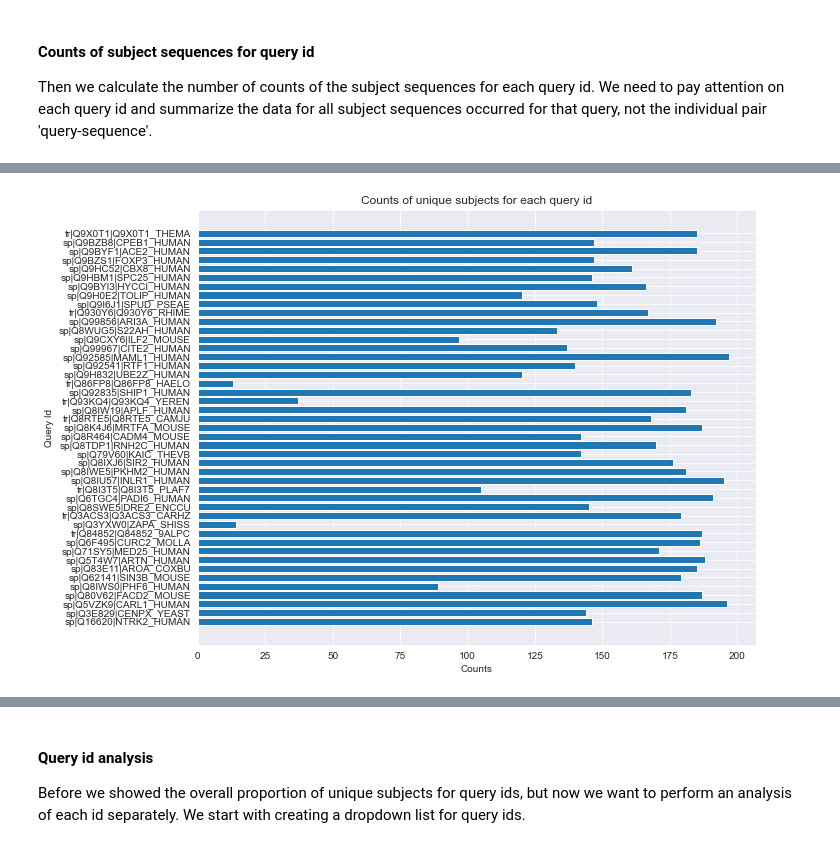
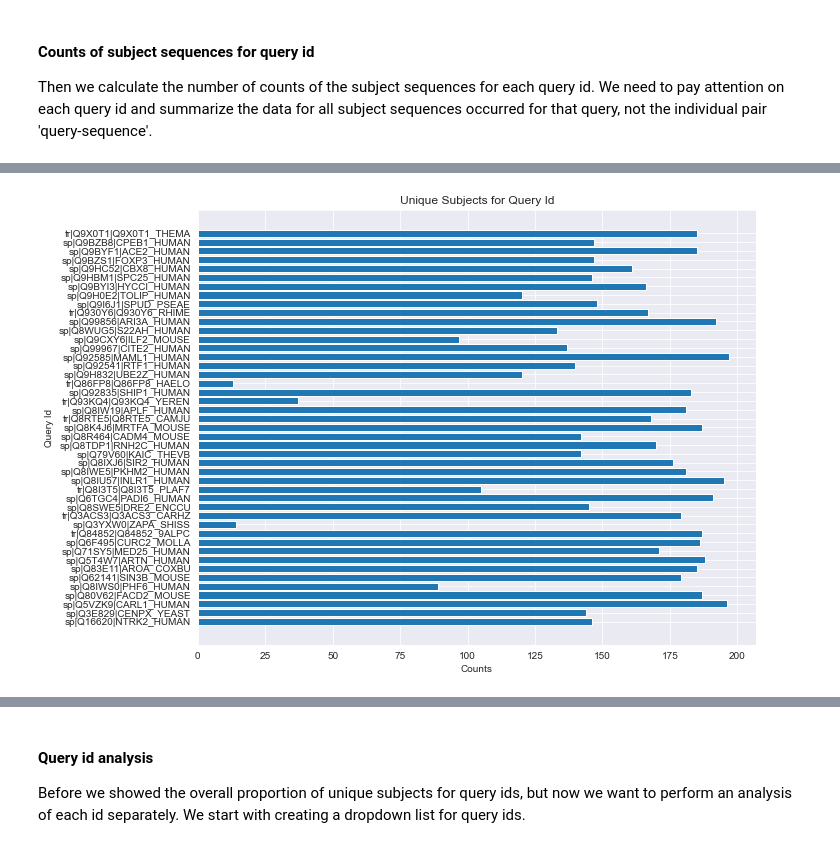
Before and after one commit to AlyaHarvelle/HMMER, a Jupyter notebook: MSA_1204.ipynb, the cells around one changed output, grey strips where cells are left out. Cells and saved outputs as stored; diff of their text form; code cells hidden in the pictures.

```diff
--- a/MSA_1204.ipynb
+++ b/MSA_1204.ipynb
@@ -115,12 +116,12 @@ df.head()
 # %%
 # Count counts of subject sequences for each query id
 figure(figsize=(10, 8))
 plt.barh(df['query_id'], df['count'])
 plt.xlabel('Counts')
 plt.ylabel('Query Id')
-plt.title('Counts of unique subjects for each query id')
+plt.title('Unique Subjects for Query Id')
 plt.show()
 # %% [output]
-[figure, old version]
+[figure, new version]
 # %%
 # Count hsp length for each query id
```
Also changed, not shown: parts of 10 cells of this notebook, 1 other file.
